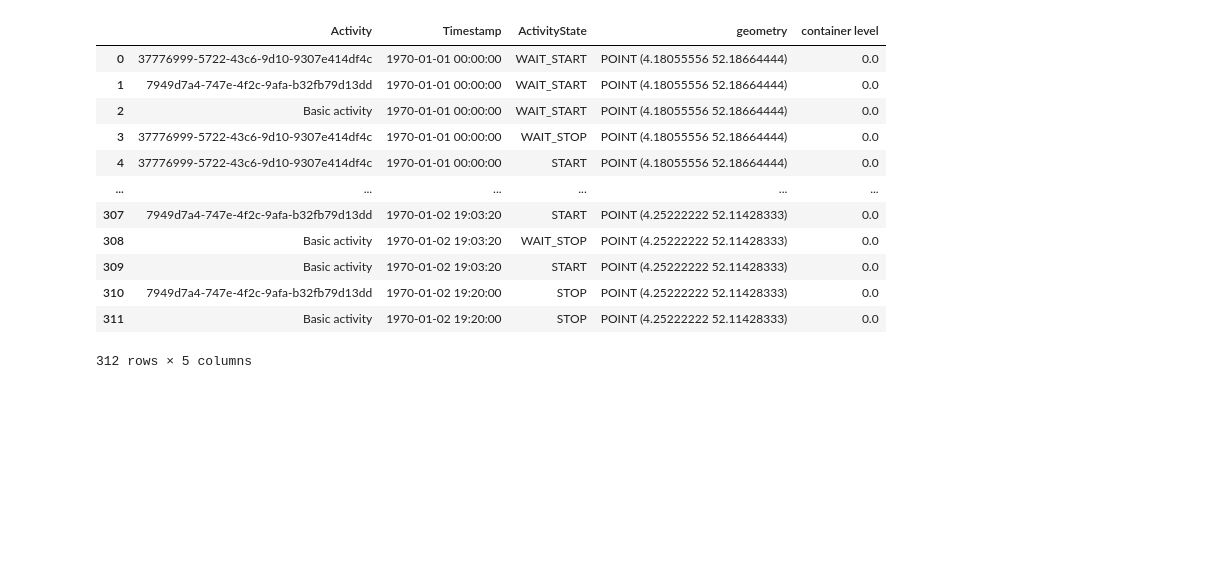
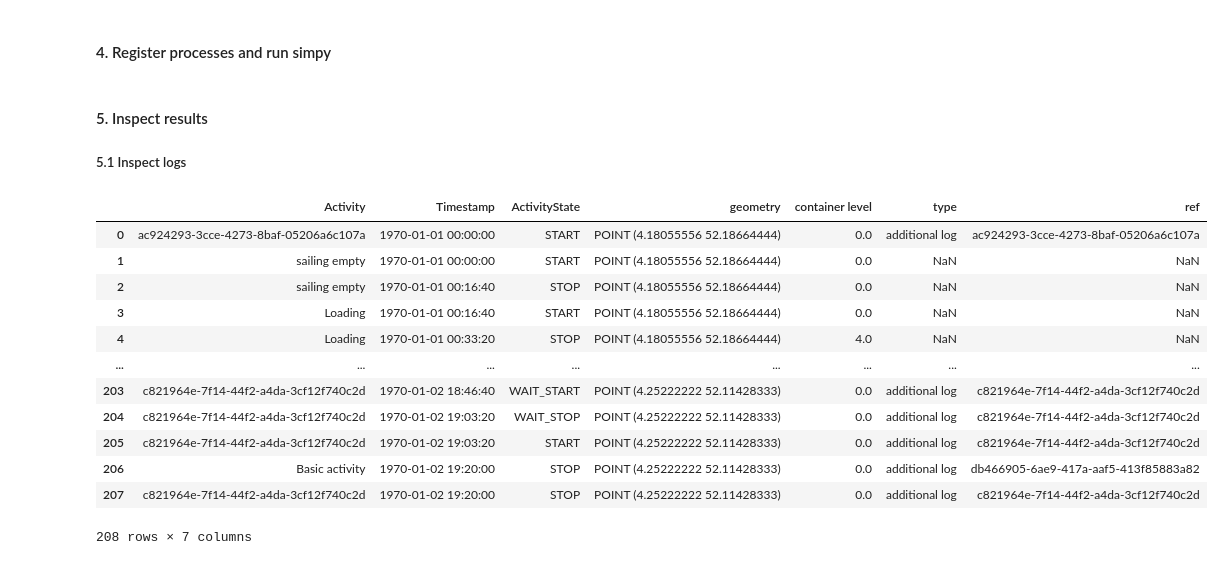
Before and after one commit to TUDelft-CITG/OpenCLSim, a Jupyter notebook: notebooks/23_Helper_process.ipynb, the cells around one changed output. Cells and saved outputs as stored; diff of their text form; code cells hidden in the pictures; blank space fills up the shorter version.

```diff
--- a/notebooks/23_Helper_process.ipynb
+++ b/notebooks/23_Helper_process.ipynb
@@ -89,10 +112,11 @@ hopper = TransportProcessingResource(
 # %%
-main_processes = [
+# create a list of the sub processes
+sub_processes_main = [
     model.MoveActivity(
         env=my_env,
         name="sailing empty",
         registry=registry,
-        mover=hopper,
+        mover=vessel01,
         destination=from_site,
         duration=1000,
     ),
@@ -100,9 +124,9 @@ main_processes = [
         env=my_env,
         name="Loading",
         registry=registry,
-        processor=hopper,
+        processor=vessel01,
         origin=from_site,
-        destination=hopper,
+        destination=vessel01,
         amount=4,
         duration=1000,
     ),
@@ -110,7 +134,7 @@ main_processes = [
         env=my_env,
         name="sailing filled",
         registry=registry,
-        mover=hopper,
+        mover=vessel01,
         destination=to_site,
         duration=1000,
     ),
@@ -118,8 +142,8 @@ main_processes = [
         env=my_env,
         name="unloading",
         registry=registry,
-        processor=hopper,
-        origin=hopper,
+        processor=vessel01,
+        origin=vessel01,
         destination=to_site,
         amount=4,
         duration=1000,
@@ -136,32 +160,33 @@ main_processes = [
         name="Basic activity",
         registry=registry,
         duration=1000,
-        additional_logs=[hopper],
+        additional_logs=[vessel01],
     ),
 ]
 
-main_process = model.SequentialActivity(
+# create a 'sequential activity' that is made up of the 'sub_processes'
+sequential_activity_main = model.SequentialActivity(
     env=my_env,
     name="main_process",
     registry=registry,
-    sub_processes=main_processes,
+    sub_processes=sub_processes_main,
 )
 
-
-helper_processes = [
+# create a list of the sub processes
+sub_processes_helper = [
     model.BasicActivity(
         env=my_env,
         name="prepair",
         registry=registry,
         duration=10000,
-        additional_logs=[hopper],
+        additional_logs=[vessel01],
     ),
     model.BasicActivity(
         env=my_env,
         name="clean-up",
         registry=registry,
         duration=1000,
-        additional_logs=[hopper],
+        additional_logs=[vessel01],
         start_event=[
             {
                 "name": "unloading",
@@ -171,20 +196,21 @@ helper_processes = [
         ]
     ),
 ]
-helper_process = model.SequentialActivity(
+
+# create a 'sequential activity' that is made up of the 'sub_processes'
+sequential_activity_helper = model.SequentialActivity(
     env=my_env,
     name="helper_process",
     registry=registry,
-    sub_processes=helper_processes,
+    sub_processes=sub_processes_helper,
 )
 
 parallel = model.ParallelActivity(
     env=my_env,
     name="parallel",
     registry=registry,
-    sub_processes=[helper_process, main_process],
+    sub_processes=[sequential_activity_helper, sequential_activity_main],
 )
-
 
 while_activity = model.WhileActivity(
     env=my_env,
@@ -193,22 +219,27 @@ while_activity = model.WhileActivity(
     sub_processes=[parallel],
     condition_event=[{"type": "container", "concept": to_site, "state": "full"}],
 )
+# %% [markdown]
+#### 4. Register processes and run simpy
 # %%
 model.register_processes([while_activity])
 my_env.run()
+# %% [markdown]
+#### 5. Inspect results
+##### 5.1 Inspect logs
 # %%
-plot.get_log_dataframe(hopper, [while_activity, *main_processes, main_process])
+plot.get_log_dataframe(vessel01, [while_activity, *sub_processes_main, sequential_activity_main])
 # %% [output]
-|  | Activity | Timestamp | ActivityState | geometry | container level |
-| 0 | 37776999-5722-43c6-9d10-9307e414df4c | 1970-01-01 00:00:00 | WAIT_START | POINT (4.18055556 52.18664444) | 0.0 |
-| 1 | 7949d7a4-747e-4f2c-9afa-b32fb79d13dd | 1970-01-01 00:00:00 | WAIT_START | POINT (4.18055556 52.18664444) | 0.0 |
-| 2 | Basic activity | 1970-01-01 00:00:00 | WAIT_START | POINT (4.18055556 52.18664444) | 0.0 |
-| 3 | 37776999-5722-43c6-9d10-9307e414df4c | 1970-01-01 00:00:00 | WAIT_STOP | POINT (4.18055556 52.18664444) | 0.0 |
-| 4 | 37776999-5722-43c6-9d10-9307e414df4c | 1970-01-01 00:00:00 | START | POINT (4.18055556 52.18664444) | 0.0 |
-| ... | ... | ... | ... | ... | ... |
-| 307 | 7949d7a4-747e-4f2c-9afa-b32fb79d13dd | 1970-01-02 19:03:20 | START | POINT (4.25222222 52.11428333) | 0.0 |
-| 308 | Basic activity | 1970-01-02 19:03:20 | WAIT_STOP | POINT (4.25222222 52.11428333) | 0.0 |
-| 309 | Basic activity | 1970-01-02 19:03:20 | START | POINT (4.25222222 52.11428333) | 0.0 |
-| 310 | 7949d7a4-747e-4f2c-9afa-b32fb79d13dd | 1970-01-02 19:20:00 | STOP | POINT (4.25222222 52.11428333) | 0.0 |
-| 311 | Basic activity | 1970-01-02 19:20:00 | STOP | POINT (4.25222222 52.11428333) | 0.0 |
+|  | Activity | Timestamp | ActivityState | geometry | container level | type | ref |
+| 0 | ac924293-3cce-4273-8baf-05206a6c107a | 1970-01-01 00:00:00 | START | POINT (4.18055556 52.18664444) | 0.0 | additional log | ac924293-3cce-4273-8baf-05206a6c107a |
+| 1 | sailing empty | 1970-01-01 00:00:00 | START | POINT (4.18055556 52.18664444) | 0.0 | NaN | NaN |
+| 2 | sailing empty | 1970-01-01 00:16:40 | STOP | POINT (4.18055556 52.18664444) | 0.0 | NaN | NaN |
+| 3 | Loading | 1970-01-01 00:16:40 | START | POINT (4.18055556 52.18664444) | 0.0 | NaN | NaN |
+| 4 | Loading | 1970-01-01 00:33:20 | STOP | POINT (4.18055556 52.18664444) | 4.0 | NaN | NaN |
+| ... | ... | ... | ... | ... | ... | ... | ... |
+| 203 | c821964e-7f14-44f2-a4da-3cf12f740c2d | 1970-01-02 18:46:40 | WAIT_START | POINT (4.25222222 52.11428333) | 0.0 | additional log | c821964e-7f14-44f2-a4da-3cf12f740c2d |
+| 204 | c821964e-7f14-44f2-a4da-3cf12f740c2d | 1970-01-02 19:03:20 | WAIT_STOP | POINT (4.25222222 52.11428333) | 0.0 | additional log | c821964e-7f14-44f2-a4da-3cf12f740c2d |
+| 205 | c821964e-7f14-44f2-a4da-3cf12f740c2d | 1970-01-02 19:03:20 | START | POINT (4.25222222 52.11428333) | 0.0 | additional log | c821964e-7f14-44f2-a4da-3cf12f740c2d |
+| 206 | Basic activity | 1970-01-02 19:20:00 | STOP | POINT (4.25222222 52.11428333) | 0.0 | additional log | db466905-6ae9-417a-aaf5-413f85883a82 |
+| 207 | c821964e-7f14-44f2-a4da-3cf12f740c2d | 1970-01-02 19:20:00 | STOP | POINT (4.25222222 52.11428333) | 0.0 | additional log | c821964e-7f14-44f2-a4da-3cf12f740c2d |
-312 rows × 5 columns
+208 rows × 7 columns
```
Also changed, not shown: parts of 23 cells of this notebook, 1 other file.
